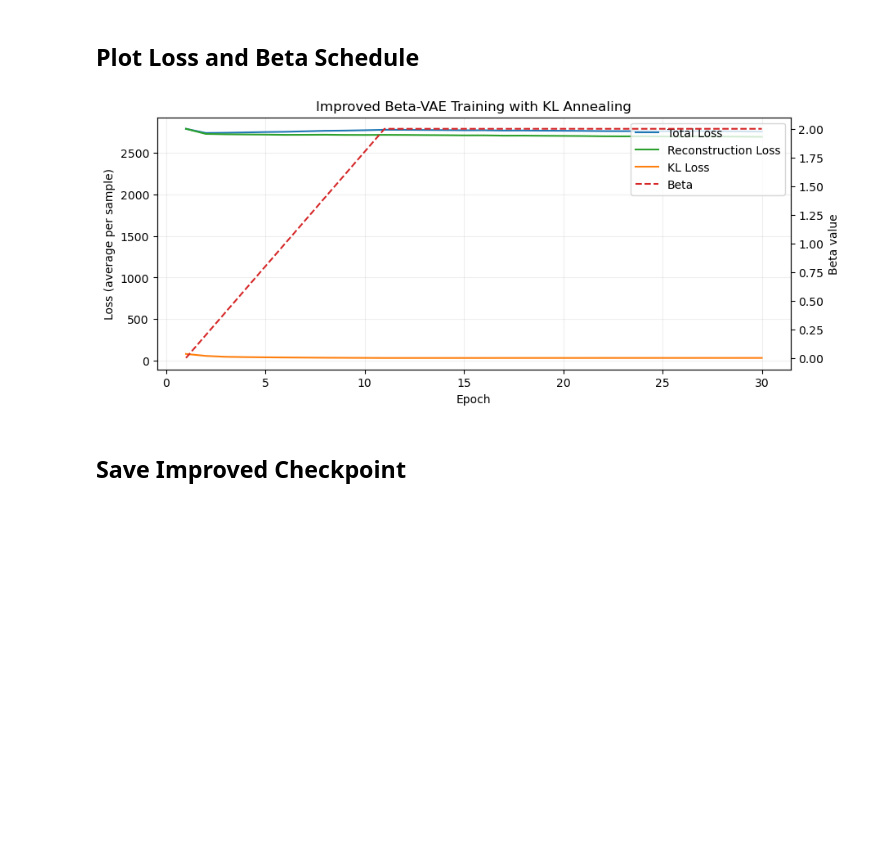
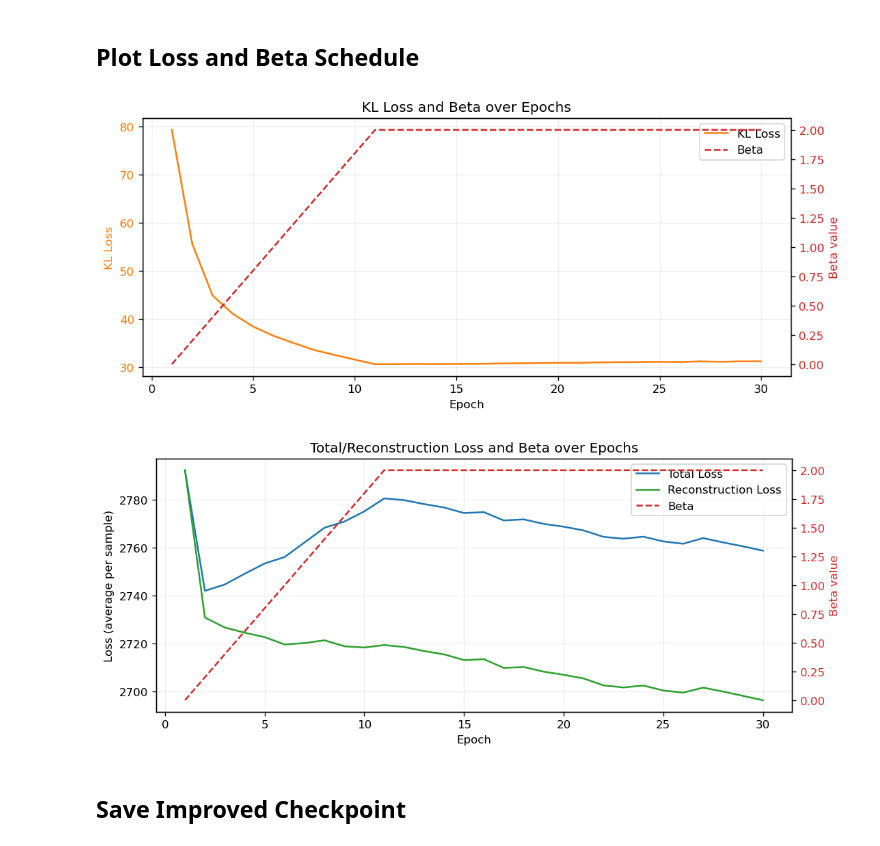
Before and after one commit to hjjhkr/Sneaker-Design-VAE, a Jupyter notebook: notebooks/03_improved_training_with_annealing.ipynb, the cells around one changed output. Saved outputs shown, nothing was run; the diff lists cells and outputs as text; code cells hidden in the pictures; blank space fills up the shorter version.

Commit message:
update two images for part 03

```diff
--- a/notebooks/03_improved_training_with_annealing.ipynb
+++ b/notebooks/03_improved_training_with_annealing.ipynb
@@ -311,30 +311,50 @@ Epoch 30/30 | Beta: 2.000 | Total: 2758.8481 | Recon: 2696.4080 | KL: 31.2200
 # %% [markdown]
 ## Plot Loss and Beta Schedule
 # %%
-
 epochs_range = np.arange(1, EPOCHS + 1)
 
-fig, ax1 = plt.subplots(figsize=(10, 4))
-ax2 = ax1.twinx()
-
-ax1.plot(epochs_range, history['total_loss'], color='tab:blue', label='Total Loss')
-ax1.plot(epochs_range, history['recon_loss'], color='tab:green', label='Reconstruction Loss')
+# Figure 1: KL Loss and Beta
+fig1, ax1 = plt.subplots(figsize=(10, 4))
 ax1.plot(epochs_range, history['kl_loss'], color='tab:orange', label='KL Loss')
 ax1.set_xlabel('Epoch')
-ax1.set_ylabel('Loss (average per sample)')
+ax1.set_ylabel('KL Loss', color='tab:orange')
+ax1.tick_params(axis='y', labelcolor='tab:orange')
 ax1.grid(True, alpha=0.2)
 
-ax2.plot(epochs_range, history['beta'], color='tab:red', linestyle='--', label='Beta')
-ax2.set_ylabel('Beta value')
+ax1_beta = ax1.twinx()
+ax1_beta.plot(epochs_range, history['beta'], color='tab:red', linestyle='--', label='Beta')
+ax1_beta.set_ylabel('Beta value', color='tab:red')
+ax1_beta.tick_params(axis='y', labelcolor='tab:red')
 
-line_handles, line_labels = ax1.get_legend_handles_labels()
-beta_handles, beta_labels = ax2.get_legend_handles_labels()
-ax1.legend(line_handles + beta_handles, line_labels + beta_labels, loc='upper right')
+handles_kl, labels_kl = ax1.get_legend_handles_labels()
+handles_beta1, labels_beta1 = ax1_beta.get_legend_handles_labels()
+ax1.legend(handles_kl + handles_beta1, labels_kl + labels_beta1, loc='upper right')
 
-plt.title('Improved Beta-VAE Training with KL Annealing')
+plt.title('KL Loss and Beta over Epochs')
 plt.show()
+
+# Figure 2: Total Loss, Reconstruction Loss, and Beta
+fig2, ax2 = plt.subplots(figsize=(10, 4))
+ax2.plot(epochs_range, history['total_loss'], color='tab:blue', label='Total Loss')
+ax2.plot(epochs_range, history['recon_loss'], color='tab:green', label='Reconstruction Loss')
+ax2.set_xlabel('Epoch')
+ax2.set_ylabel('Loss (average per sample)')
+ax2.grid(True, alpha=0.2)
+
+ax2_beta = ax2.twinx()
+ax2_beta.plot(epochs_range, history['beta'], color='tab:red', linestyle='--', label='Beta')
+ax2_beta.set_ylabel('Beta value', color='tab:red')
+ax2_beta.tick_params(axis='y', labelcolor='tab:red')
+
+handles_main, labels_main = ax2.get_legend_handles_labels()
+handles_beta2, labels_beta2 = ax2_beta.get_legend_handles_labels()
+ax2.legend(handles_main + handles_beta2, labels_main + labels_beta2, loc='upper right')
+
+plt.title('Total/Reconstruction Loss and Beta over Epochs')
+plt.show()
 # %% [output]
-[figure, old version]
+[figure, new version]
+[figure, added]
 # %% [markdown]
 ## Save Improved Checkpoint
 # %%
```
Also changed, not shown: 3 other files.
